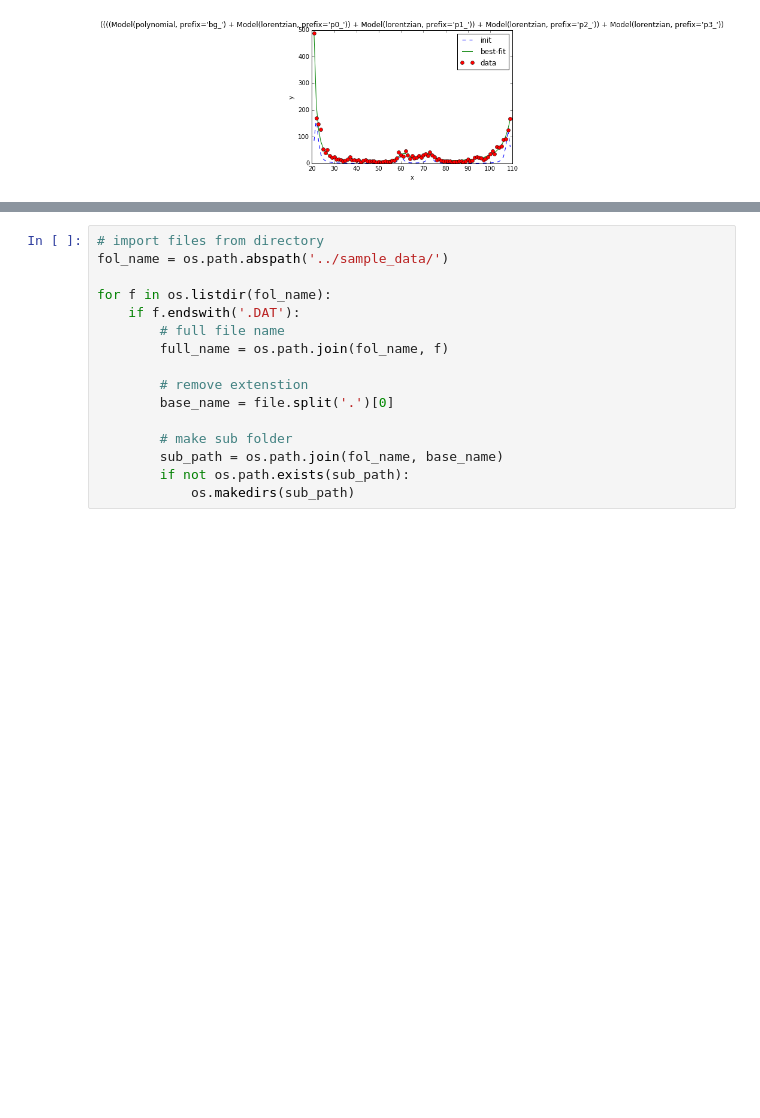
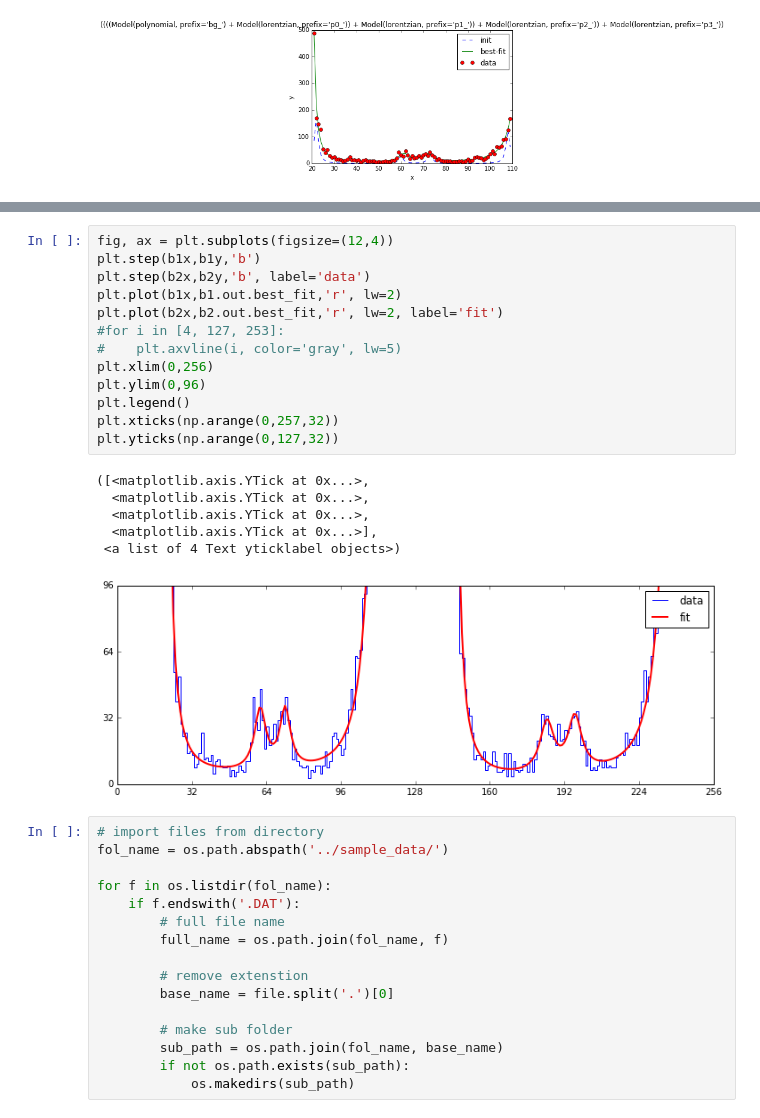
Before and after one commit to rohanisaac/brillouin, a Jupyter notebook: notebooks/brillouin_sample.ipynb, the cells around one changed output, grey strips where cells are left out. Saved outputs shown, nothing was run; the diff lists cells and outputs as text; blank space fills up the shorter version.

```diff
--- a/notebooks/brillouin_sample.ipynb
+++ b/notebooks/brillouin_sample.ipynb
@@ -161,4 +182,24 @@ Fitting Data...
 [figure]
+# %%
+fig, ax = plt.subplots(figsize=(12,4))
+plt.step(b1x,b1y,'b')
+plt.step(b2x,b2y,'b', label='data')
+plt.plot(b1x,b1.out.best_fit,'r', lw=2)
+plt.plot(b2x,b2.out.best_fit,'r', lw=2, label='fit')
+#for i in [4, 127, 253]:
+#    plt.axvline(i, color='gray', lw=5)
+plt.xlim(0,256)
+plt.ylim(0,96)
+plt.legend()
+plt.xticks(np.arange(0,257,32))
+plt.yticks(np.arange(0,127,32))
+# %% [output]
+([<matplotlib.axis.YTick at 0x...>,
+  <matplotlib.axis.YTick at 0x...>,
+  <matplotlib.axis.YTick at 0x...>,
+  <matplotlib.axis.YTick at 0x...>],
+ <a list of 4 Text yticklabel objects>)
+[figure, added]
 # %%
 # import files from directory
 fol_name = os.path.abspath('../sample_data/')
```
Also changed, not shown: parts of 4 cells of this notebook, 10 other files.
